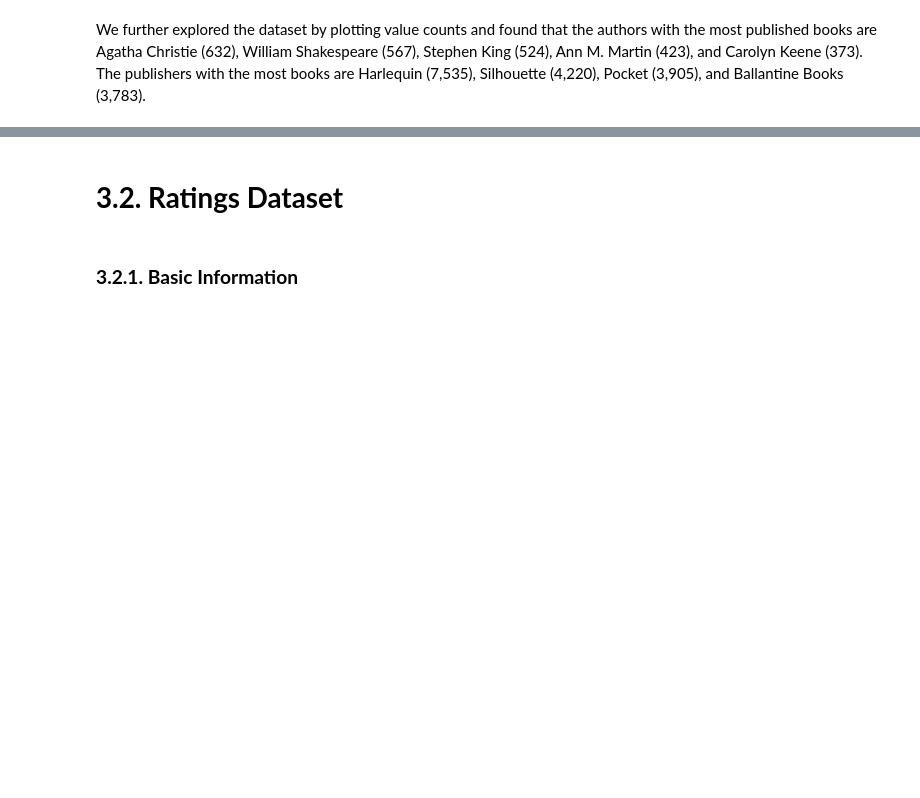
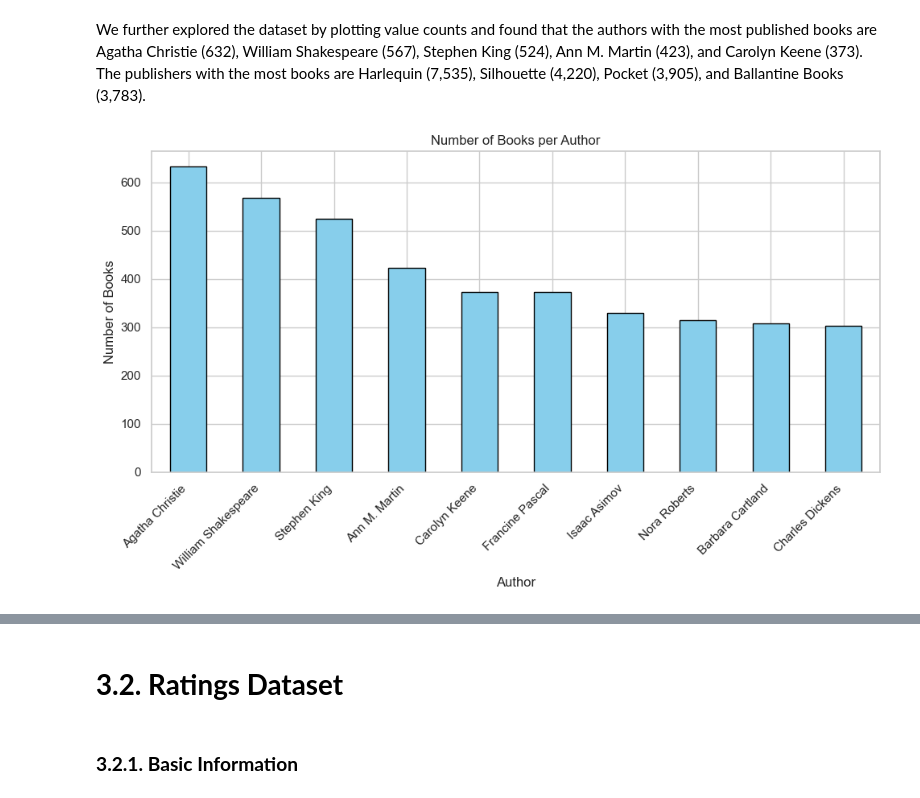
Before and after one commit to saricmilos/what-else-should-I-read, a Jupyter notebook: notebooks/book_recommendation_system_eda.ipynb, the cells around one changed output, grey strips where cells are left out. Drawn from its saved outputs; the diff is of its cells as text; code cells hidden in the pictures; blank space fills up the shorter version.

Commit message:
Loaded Plots for Casual Viewers

```diff
--- a/notebooks/book_recommendation_system_eda.ipynb
+++ b/notebooks/book_recommendation_system_eda.ipynb
@@ -187,9 +184,5 @@ print(f"{datasets.keys()}")
 # %%
 books_df, ratings_df, users_df = (datasets.get(key) for key in ["Books", "Ratings", "Users"])
-# %%
-books_df = datasets.get("Books")
-ratings_df = datasets.get("Ratings")
-users_df = datasets.get("Users")
 # %% [markdown]
 We remove leading/trailing spaces, convert all names to lowercase, and replace dashes with underscores. This makes the DataFrame easier to work with in subsequent analysis.
 # %%
@@ -273,4 +344,20 @@ plot_number_of_unique_values(books_df,cat_cols_books,"Books Dataset")
 # %% [markdown]
 We further explored the dataset by plotting value counts and found that the authors with the most published books are Agatha Christie (632), William Shakespeare (567), Stephen King (524), Ann M. Martin (423), and Carolyn Keene (373). The publishers with the most books are Harlequin (7,535), Silhouette (4,220), Pocket (3,905), and Ballantine Books (3,783).
+# %%
+# Count how many times each author appears
+author_counts = books_df['book_author'].value_counts().head(10)
+
+# Plot bar chart
+plt.figure(figsize=(10,6))
+author_counts.plot(kind='bar', color='skyblue', edgecolor='black')
+
+plt.title("Number of Books per Author")
+plt.xlabel("Author")
+plt.ylabel("Number of Books")
+plt.xticks(rotation=45, ha='right')  # Rotate labels for readability
+plt.tight_layout()  # Adjust layout so labels fit
+plt.show()
+# %% [output]
+[figure, added]
 # %%
 plot_top_categories(books_df, 'book_author', top_n=10, orientation='h', palette='rainbow_r')
```
Also changed, not shown: parts of 108 cells of this notebook.
